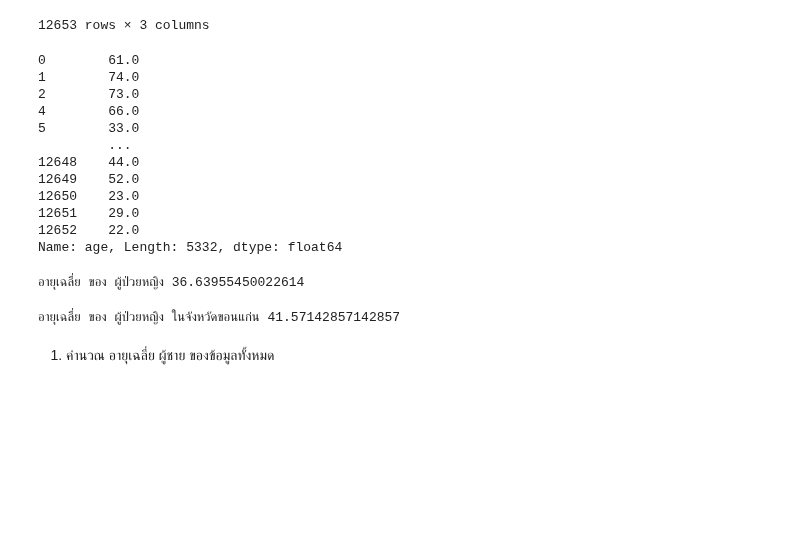
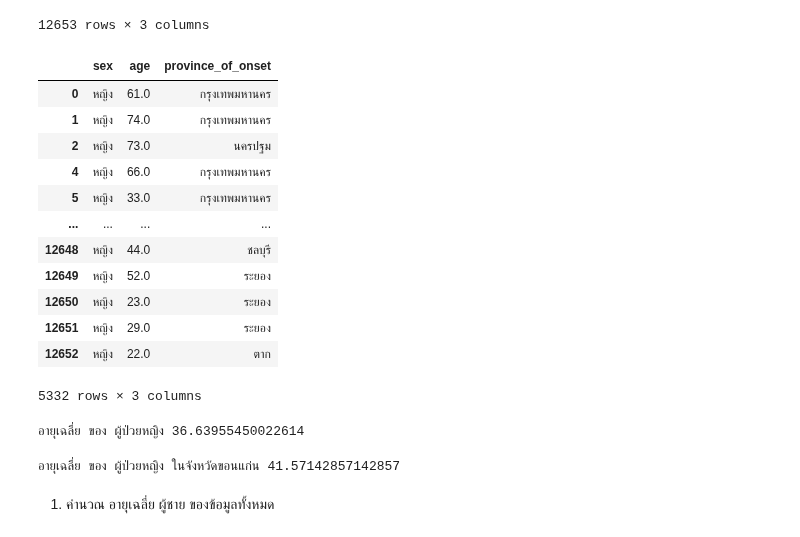
Before and after one commit to sskboonmee/data_viz_2022, a Jupyter notebook: Pandas101.ipynb, the cells around one changed output. Saved outputs shown, nothing was run; the diff lists cells and outputs as text; code cells hidden in the pictures; blank space fills up the shorter version.

```diff
--- a/Pandas101.ipynb
+++ b/Pandas101.ipynb
@@ -276,47 +276,50 @@ this_data
 | 12652 | หญิง | 22.0 | ตาก |
 12653 rows × 3 columns
 # %%
-female = this_data[this_data['sex']=='หญิง']
-female['age']
+female = this_data[this_data['sex']=='หญิง'] #สนใจข้อมูลที่เป็นเพศหญิง
+female
 # %% [output]
+|  | sex | age | province_of_onset |
+| 0 | หญิง | 61.0 | กรุงเทพมหานคร |
+| 1 | หญิง | 74.0 | กรุงเทพมหานคร |
+| 2 | หญิง | 73.0 | นครปฐม |
+| 4 | หญิง | 66.0 | กรุงเทพมหานคร |
+| 5 | หญิง | 33.0 | กรุงเทพมหานคร |
+| ... | ... | ... | ... |
+| 12648 | หญิง | 44.0 | ชลบุรี |
+| 12649 | หญิง | 52.0 | ระยอง |
+| 12650 | หญิง | 23.0 | ระยอง |
+| 12651 | หญิง | 29.0 | ระยอง |
+| 12652 | หญิง | 22.0 | ตาก |
-0        61.0
-1        74.0
-2        73.0
-4        66.0
-5        33.0
-         ...
-12648    44.0
-12649    52.0
-12650    23.0
-12651    29.0
-12652    22.0
-Name: age, Length: 5332, dtype: float64
+5332 rows × 3 columns
+# %%
+sum = 0 #ให้เป็น 0 เพราะเริ่มต้นถ้าไม่มีอะไรบวกเข้ามามันต้องเป็น 0 ก่อน ตัวที่ 1บวกเข้ามาก็เป็นค่าตัวที่ 1 พอตัวที่ 2 เข้ามาก็เป็นค่าตัวที่ 2+1 ฉะนั้นมันต้องเริ่มจากค่าที่ 0
+#ตัวแปร sum = 0 คือตัวแปร sum จะมารับค่าทั้งหมด ที่จะเอามาบวกกัน เป็นคุณสมบัติการบวก
+#ถ้าเอาตัวแปรมารับค่าที่คูณกันต้องเริ่มจาก 1 ถ้าเริ่ม 0 มันก็ 0ไปหมด
+N = 0 # N นับว่าเป็นกี่คน
+for a in female['age']:
+
+    if a > 0:  #เขียนวนลูป เชคก่อนถ้ามากกว่า 0 ก็เป็นอายุของคนปกติ ที่มากกว่า 0
+        sum += a # sum = sum + a เอา a มาบวกลงไปใน sum เรื่อยๆถ้า a>0
+        N += 1 #คำนวณจำนวณด้วย
+ #พอวนลูปครบก็จะได้ sum = ผลรวมของอายุทั้งหมด N=จำนวนคนทั้งหมดที่บวกรวมในsum
+print(f'อายุเฉลี่ย ของ ผู้ป่วยหญิง {sum/N}')
+# %% [output]
+อายุเฉลี่ย ของ ผู้ป่วยหญิง 36.63955450022614
 # %%
+female_KK = female[female['province_of_onset']=='ขอนแก่น']  #สนใจเฉพาะข้อมูลที่เป็นเฉพาะจังหวัดขอนแก่น
+
 sum = 0
 N = 0
-for a in female['age']:
+for a in female_KK['age']:
 
     if a > 0:
         sum += a # sum = sum + a
         N += 1
 
-print(f'อายุเฉลี่ย ของ ผู้ป่วยหญิง {sum/N}')
+print(f'อายุเฉลี่ย ของ ผู้ป่วยหญิง ในจังหวัดขอนแก่น {sum/N}')
 # %% [output]
-อายุเฉลี่ย ของ ผู้ป่วยหญิง 36.63955450022614
+อายุเฉลี่ย ของ ผู้ป่วยหญิง ในจังหวัดขอนแก่น 41.57142857142857
-# %%
-female_KK = female[female['province_of_onset']=='ขอนแก่น']
-
-sum = 0
-N = 0
-for a in female_KK['age']:
-
-    if a > 0:
-        sum += a # sum = sum + a
-        N += 1
-
-print(f'อายุเฉลี่ย ของ ผู้ป่วยหญิง ในจังหวัดขอนแก่น {sum/N}')
-# %% [output]
-อายุเฉลี่ย ของ ผู้ป่วยหญิง ในจังหวัดขอนแก่น 41.57142857142857
 # %% [markdown]
 1.   คำนวณ อายุเฉลี่ย ผู้ชาย ของข้อมูลทั้งหมด
 # %%
```
Also changed, not shown: parts of 11 cells of this notebook.
